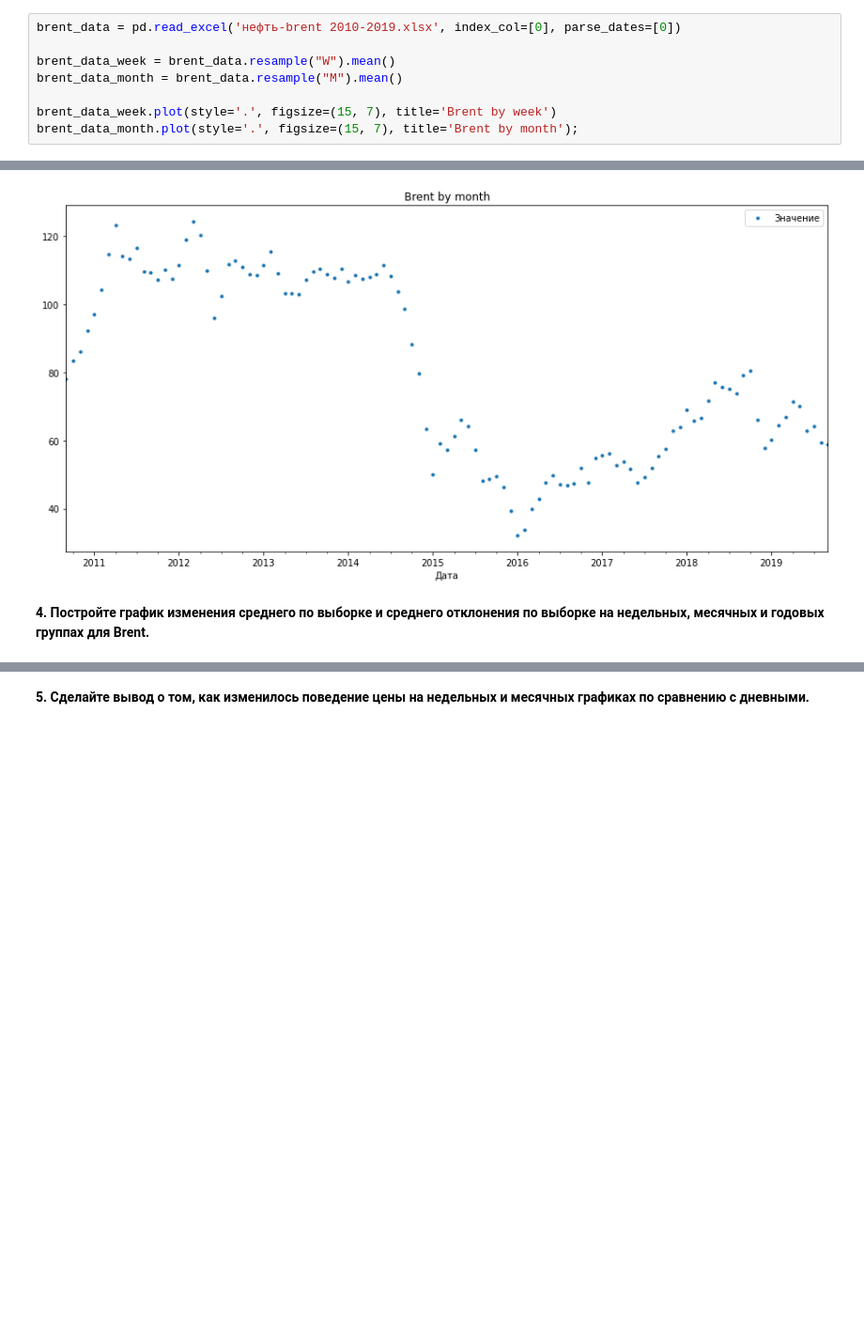
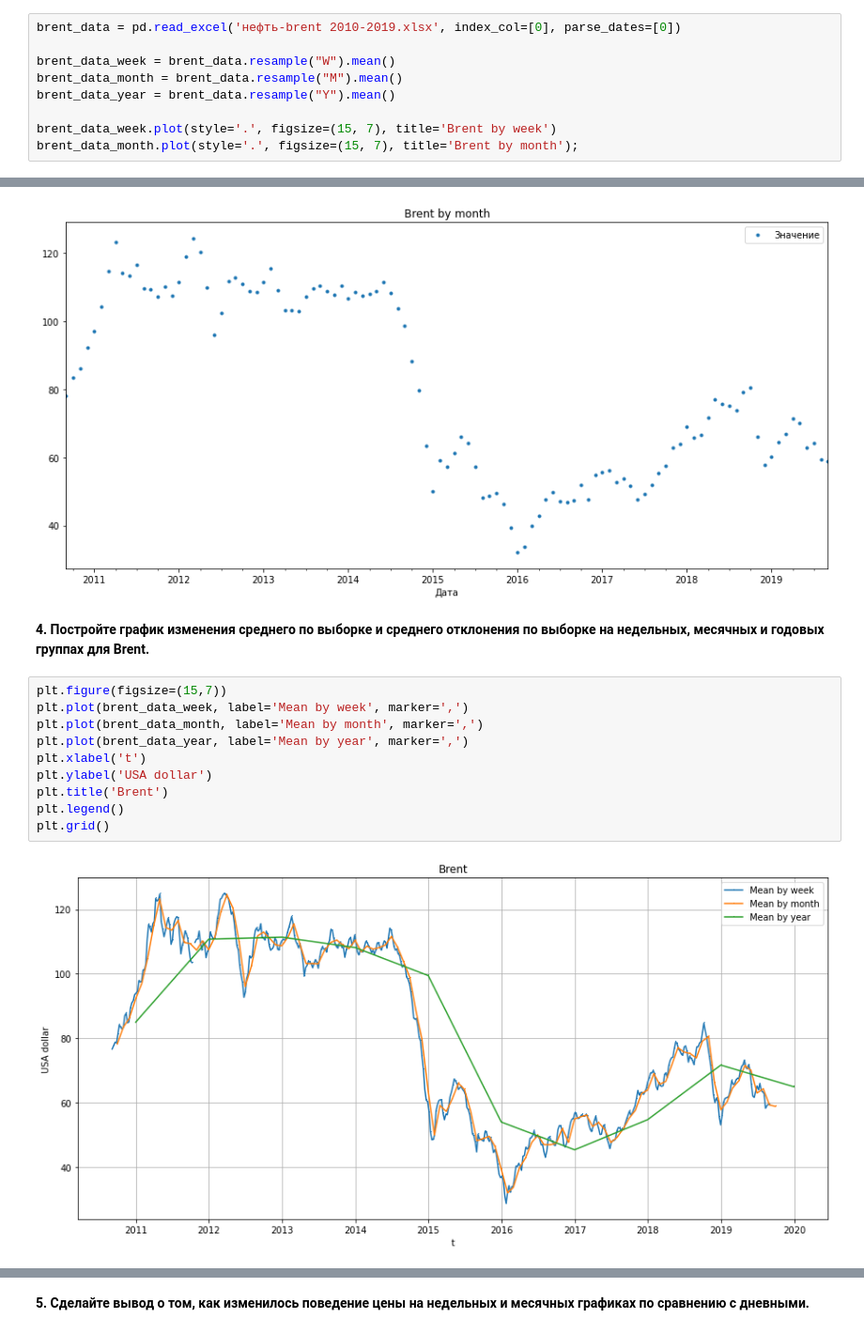
Before and after one commit to GruXsqK/ML_in_business, a Jupyter notebook: Lesson_1/Lesson_1.ipynb, the cells around one changed output, grey strips where cells are left out. Shown: that part at 94% size. Saved outputs shown, nothing was run; the diff lists cells and outputs as text; blank space fills up the shorter version.

```diff
--- a/Lesson_1/Lesson_1.ipynb
+++ b/Lesson_1/Lesson_1.ipynb
@@ -84,6 +123,7 @@ brent_data = pd.read_excel('нефть-brent 2010-2019.xlsx', index_col=[0], par
 
 brent_data_week = brent_data.resample("W").mean()
 brent_data_month = brent_data.resample("M").mean()
+brent_data_year = brent_data.resample("Y").mean()
 
 brent_data_week.plot(style='.', figsize=(15, 7), title='Brent by week')
 brent_data_month.plot(style='.', figsize=(15, 7), title='Brent by month');
@@ -92,5 +132,17 @@ brent_data_month.plot(style='.', figsize=(15, 7), title='Brent by month');
 [figure]
 # %% [markdown]
 __4. Постройте график изменения среднего по выборке и среднего отклонения по выборке на недельных, месячных и годовых группах для Brent.__
+# %%
+plt.figure(figsize=(15,7))
+plt.plot(brent_data_week, label='Mean by week', marker=',')
+plt.plot(brent_data_month, label='Mean by month', marker=',')
+plt.plot(brent_data_year, label='Mean by year', marker=',')
+plt.xlabel('t')
+plt.ylabel('USA dollar')
+plt.title('Brent')
+plt.legend()
+plt.grid()
+# %% [output]
+[figure, added]
 # %%
 plt.figure(figsize=(15,7))
```
Also changed, not shown: parts of 6 cells of this notebook.
